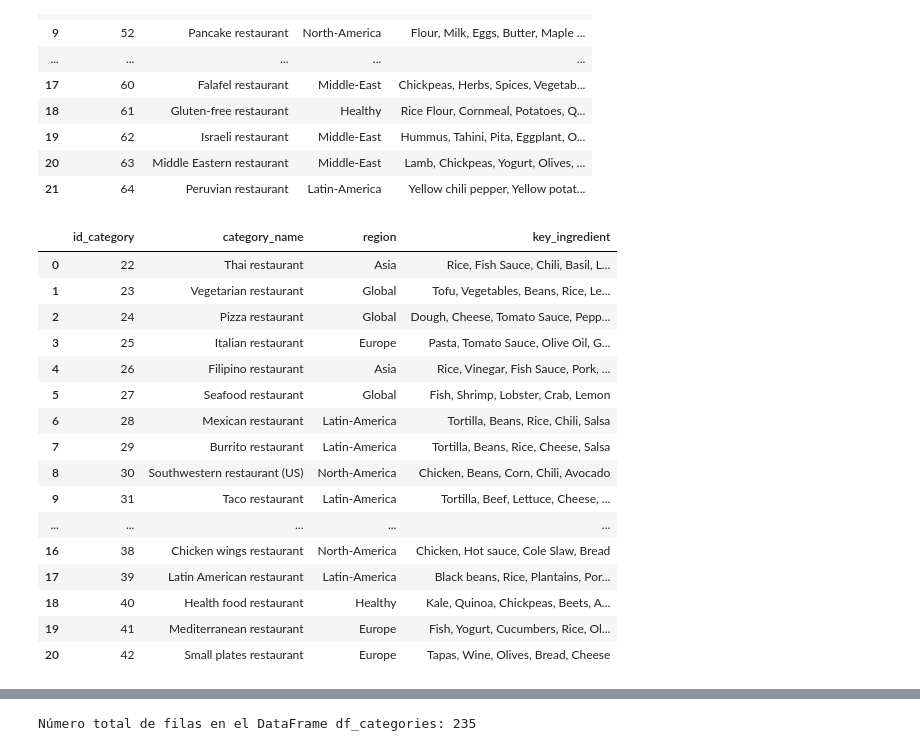
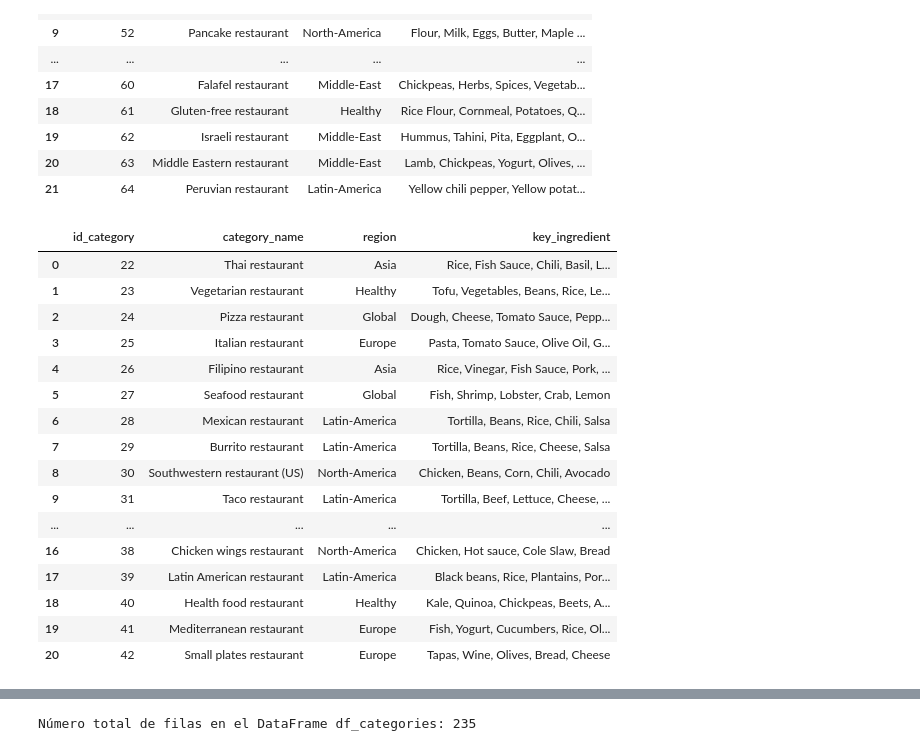
Before and after one commit to JosueMonte/restaurantguru, a Jupyter notebook: SistemaDeRecomendacion/full_categories.ipynb, the cells around one changed output, grey strips where cells are left out. Cells and saved outputs as stored; diff of their text form; code cells hidden in the pictures.

```diff
--- a/SistemaDeRecomendacion/full_categories.ipynb
+++ b/SistemaDeRecomendacion/full_categories.ipynb
@@ -1065,7 +1035,7 @@ df_category_2 = pd.DataFrame(data2)
 # Diccionario de mapeo para 'region'
 region_mapping = {
     'Thai restaurant': 'Asia',
-    "Vegetarian restaurant": "Global",
+    "Vegetarian restaurant": "Healthy",
     "Pizza restaurant": "Global",
     "Italian restaurant": "Europe",
     "Filipino restaurant": "Asia",
@@ -1075,7 +1045,7 @@ region_mapping = {
     "Southwestern restaurant (US)": "North-America",
     "Taco restaurant": "Latin-America",
     "Jamaican restaurant": "Caribbean",
-    "Vegan restaurant": "Global",
+    "Vegan restaurant": "Healthy",
     "Asian restaurant": "Asia",
     "Wok restaurant": "Asia",
     "New American restaurant": "North-America",
@@ -1096,34 +1066,34 @@ key_ingredient_mapping = {
     "Filipino restaurant": "Rice, Vinegar, Fish Sauce, Pork, Ginger",
     "Seafood restaurant": "Fish, Shrimp, Lobster, Crab, Lemon",
     "Mexican restaurant": "Tortilla, Beans, Rice, Chili, Salsa",
     "Burrito restaurant": "Tortilla, Beans, Rice, Cheese, Salsa",
     "Southwestern restaurant (US)": "Chicken, Beans, Corn, Chili, Avocado",
     "Taco restaurant": "Tortilla, Beef, Lettuce, Cheese, Salsa",
     "Jamaican restaurant": "Jerk Chicken, Rice, Beans, Plantains, Scotch Bonnet",
     "Vegan restaurant": "Tofu, Vegetables, Nuts, Beans, Quinoa",
     "Asian restaurant": "Rice, Noodles, Soy Sauce, Ginger, Garlic",
     "Wok restaurant": "Wok, Noodles, Vegetables, Sauce, Meat",
     "New American restaurant": "Chicken, Fries, Salad, BBQ, Tomato",
     "Soul food restaurant": "Collard greens, Fried chicken, Cornbread, Yams, Okra",
     "Chicken wings restaurant": "Chicken, Hot sauce, Cole Slaw, Bread",
     "Latin American restaurant": "Black beans, Rice, Plantains, Pork, Avocado",
     "Health food restaurant": "Kale, Quinoa, Chickpeas, Beets, Avocado",
     "Mediterranean restaurant": "Fish, Yogurt, Cucumbers, Rice, Olive oil",
     "Small plates restaurant": "Tapas, Wine, Olives, Bread, Cheese"
 }
 
 # Añadir la columna 'region'
 df_category_2['region'] = df_category_2['category_name'].map(region_mapping)
 
 # Añadir la columna 'key_ingredient'
 df_category_2['key_ingredient'] = df_category_2['category_name'].map(key_ingredient_mapping)
 
 # Mostrar el DataFrame resultante
 df_category_2
 # %% [output]
 |  | id_category | category_name | region | key_ingredient |
 | 0 | 22 | Thai restaurant | Asia | Rice, Fish Sauce, Chili, Basil, L... |
-| 1 | 23 | Vegetarian restaurant | Global | Tofu, Vegetables, Beans, Rice, Le... |
+| 1 | 23 | Vegetarian restaurant | Healthy | Tofu, Vegetables, Beans, Rice, Le... |
 | 2 | 24 | Pizza restaurant | Global | Dough, Cheese, Tomato Sauce, Pepp... |
 | 3 | 25 | Italian restaurant | Europe | Pasta, Tomato Sauce, Olive Oil, G... |
 | 4 | 26 | Filipino restaurant | Asia | Rice, Vinegar, Fish Sauce, Pork, ... |
```
Also changed, not shown: parts of 64 cells of this notebook.
